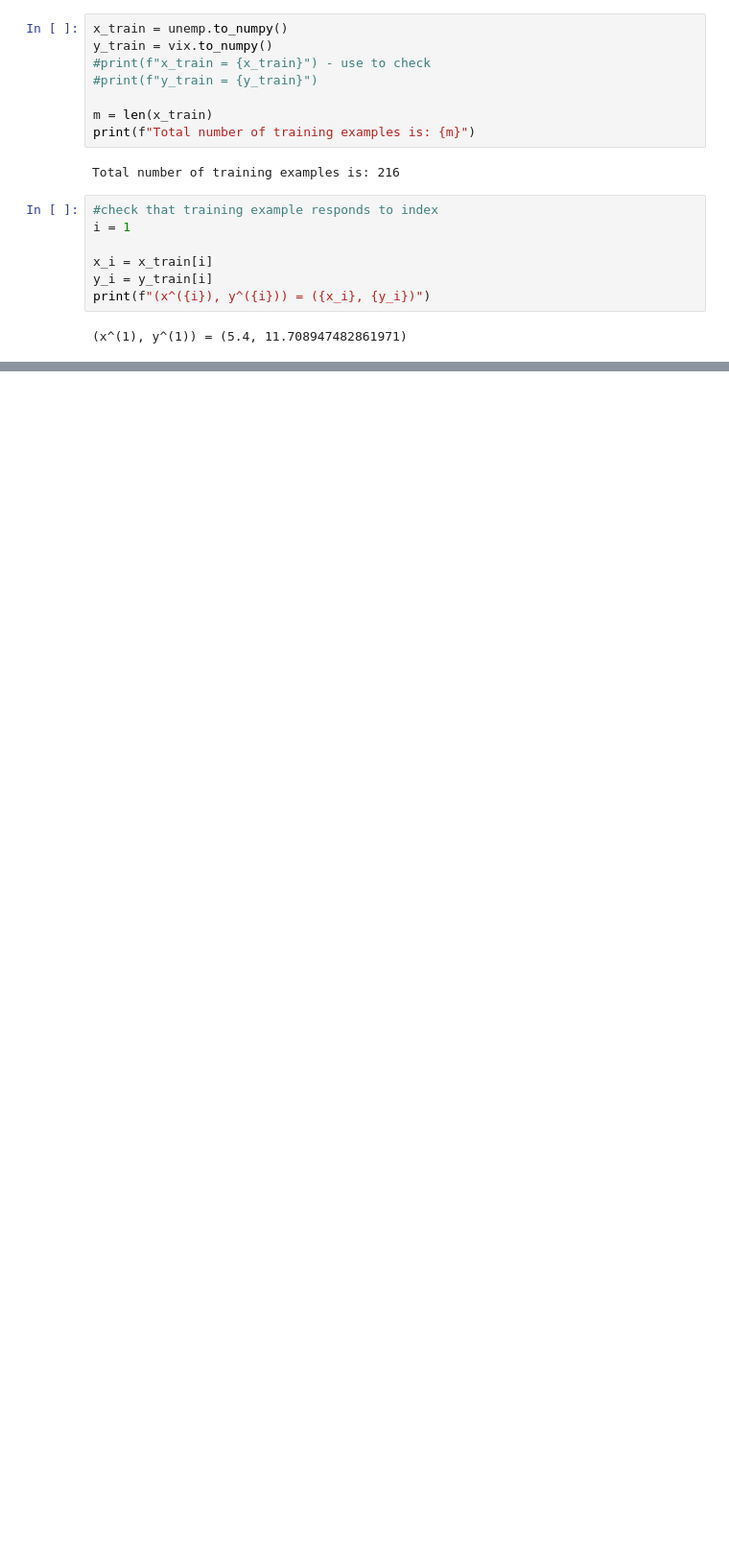
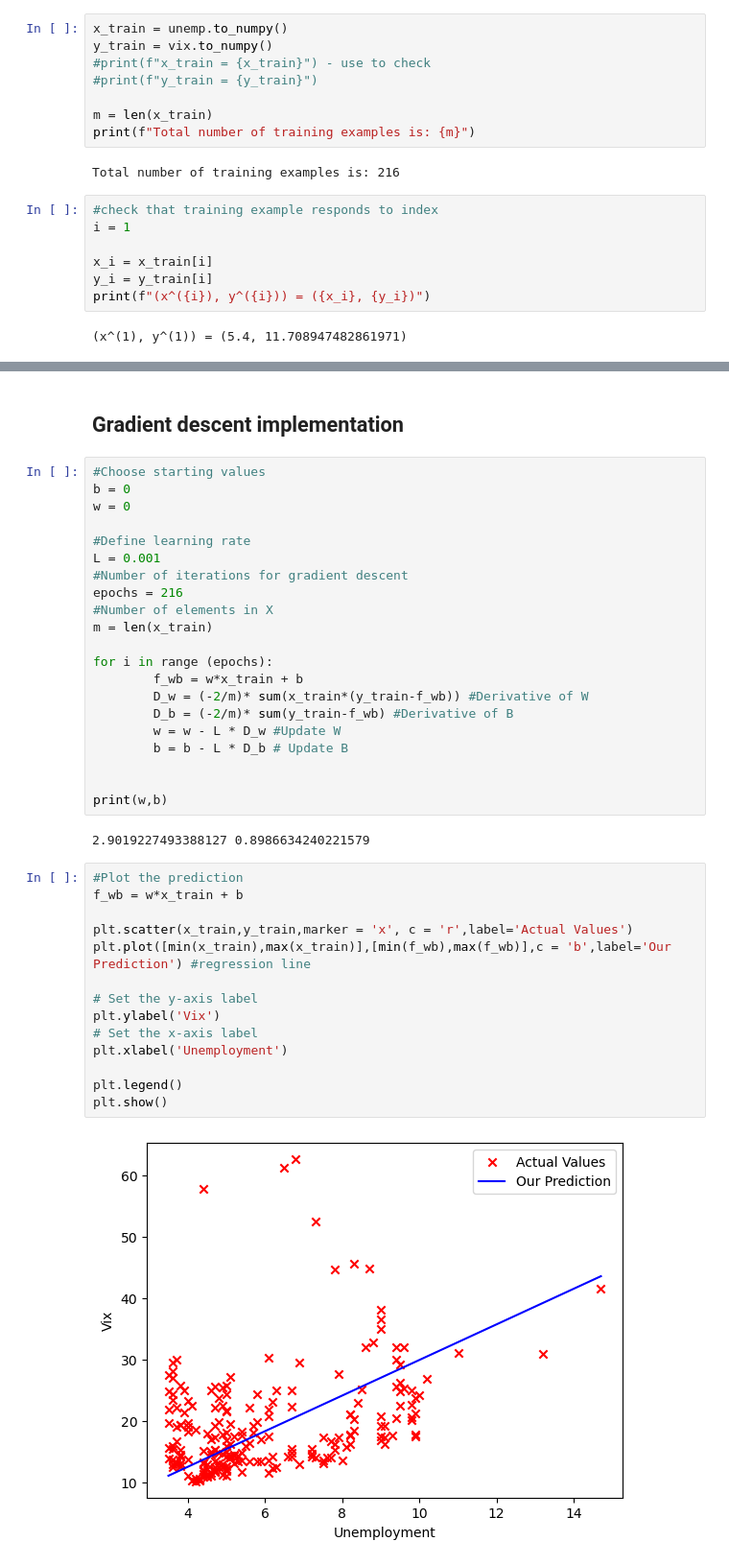
Before and after one commit to nik1031/Quant-Project-Portfolio, a Jupyter notebook: Gradient Descent of Unemployment rate & Volatility Index.ipynb, the cells around one changed output, grey strips where cells are left out. Shown at 96% size. Cells and saved outputs as stored; diff of their text form; blank space fills up the shorter version.

```diff
--- a/Gradient Descent of Unemployment rate & Volatility Index.ipynb
+++ b/Gradient Descent of Unemployment rate & Volatility Index.ipynb
@@ -170,0 +185,41 @@ Cost functions measures how well model predicts the target price of the house
+# %% [markdown]
+## Gradient descent implementation
+# %%
+#Choose starting values
+b = 0
+w = 0
+
+#Define learning rate
+L = 0.001
+#Number of iterations for gradient descent
+epochs = 216
+#Number of elements in X
+m = len(x_train)
+
+for i in range (epochs):
+        f_wb = w*x_train + b
+        D_w = (-2/m)* sum(x_train*(y_train-f_wb)) #Derivative of W
+        D_b = (-2/m)* sum(y_train-f_wb) #Derivative of B
+        w = w - L * D_w #Update W
+        b = b - L * D_b # Update B
+
+
+print(w,b)
+# %% [output]
+2.9019227493388127 0.8986634240221579
+# %%
+#Plot the prediction
+f_wb = w*x_train + b
+
+plt.scatter(x_train,y_train,marker = 'x', c = 'r',label='Actual Values')
+plt.plot([min(x_train),max(x_train)],[min(f_wb),max(f_wb)],c = 'b',label='Our Prediction') #regression line
+
+# Set the y-axis label
+plt.ylabel('Vix')
+# Set the x-axis label
+plt.xlabel('Unemployment')
+
+plt.legend()
+plt.show()
+# %% [output]
+[figure, added]
```
Also changed, not shown: parts of 15 cells of this notebook.
